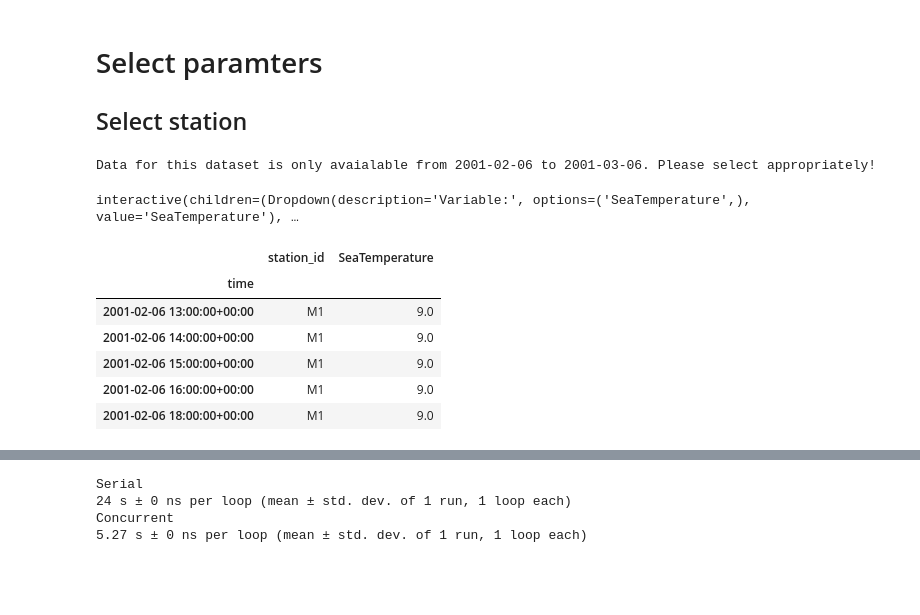
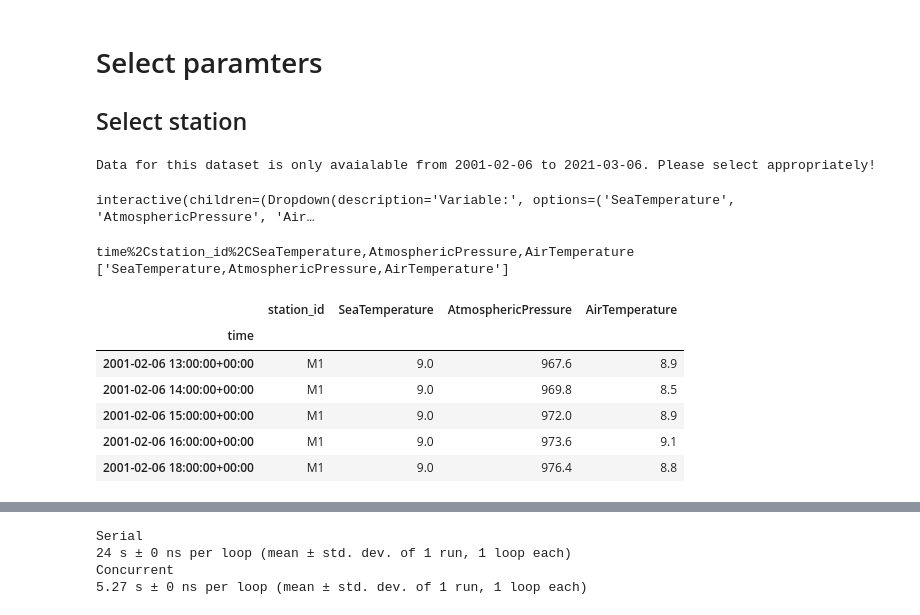
Before and after one commit to braaannigan/performance-data-science, a Jupyter notebook: dataframes/loadFromServer.ipynb, the cells around one changed output, grey strips where cells are left out. Drawn from its saved outputs; the diff is of its cells as text; code cells hidden in the pictures; blank space fills up the shorter version.

```diff
--- a/dataframes/loadFromServer.ipynb
+++ b/dataframes/loadFromServer.ipynb
@@ -14,0 +30,2 @@ import matplotlib.pyplot as plt
+# %%
+url = 'https://erddap.marine.ie/erddap/tabledap/IWBNetwork.csv?time%2Cstation_id%2CSeaTemperature,AtmosphericPressure,AirTemperature&time%3E=2001-02-06T00:00:00Z&time%3C2016-02-06T23:59:59Z'
@@ -14,0 +93,3 @@ import matplotlib.pyplot as plt
+# %%
+df = pd.read_csv(url,engine='pyarrow',infer_datetime_format=True)
+df.dtypes
@@ -14,0 +98,2 @@ import matplotlib.pyplot as plt
+# %%
+url = 'https://erddap.marine.ie/erddap/tabledap/IWBNetwork.csv?time%2Cstation_id%2CSeaTemperature,AtmosphericPressure,AirTemperature&time%3E=2001-02-06T00:00:00Z&time%3C2012-02-06T23:59:59Z'
@@ -57,7 +237,7 @@ def fetchDataFromERDDAP(dataset_id, metadata, variable_name, start_date, end_dat
 dataset = 'IWBNetwork'
 dataset_id = dataset
 metadata = ['time', 'station_id']
-columns = ['SeaTemperature']
+columns = ['SeaTemperature','AtmosphericPressure','AirTemperature']
 default_start_date = datetime.datetime.strptime('2001-02-06', "%Y-%m-%d").date()
 default_end_date = datetime.datetime.strptime('2021-03-06', "%Y-%m-%d").date()
 
@@ -107,29 +287,30 @@ edtype = widgets.DatePicker(
 
 interactive(load_data,{'manual': True, 'manual_name':'Load'}, v=vtype,sd=sdtype,ed=edtype)
 # %% [output]
-Data for this dataset is only avaialable from 2001-02-06 to 2001-03-06. Please select appropriately!
+Data for this dataset is only avaialable from 2001-02-06 to 2021-03-06. Please select appropriately!
-interactive(children=(Dropdown(description='Variable:', options=('SeaTemperature',), value='SeaTemperature'), …
+interactive(children=(Dropdown(description='Variable:', options=('SeaTemperature', 'AtmosphericPressure', 'Air…
 # %%
 dataset = 'IWBNetwork'
 dataset_id = dataset
 metadata = ['time', 'station_id']
-columns = ['SeaTemperature']
-variable_name = columns[0]
+columns = ['SeaTemperature','AtmosphericPressure','AirTemperature']
+variable_name = ','.join(columns)
 default_start_date = datetime.datetime.strptime('2001-02-06', "%Y-%m-%d").date()
-default_end_date = datetime.datetime.strptime('2001-02-06', "%Y-%m-%d").date()
+default_end_date = datetime.datetime.strptime('2005-02-06', "%Y-%m-%d").date()
 
 
 sd = default_start_date
 ed = default_end_date
 start_date = str(sd)
 end_date = str(ed)
-data_full,url = fetchDataFromERDDAP(dataset_id, metadata, variable_name, start_date, end_date)
+data_full,_ = fetchDataFromERDDAP(dataset_id, metadata, variable_name, start_date, end_date)
 data_full.head()
 # %% [output]
+time%2Cstation_id%2CSeaTemperature,AtmosphericPressure,AirTemperature ['SeaTemperature,AtmosphericPressure,AirTemperature']
-|  | station_id | SeaTemperature |
-| time |  |  |
-| 2001-02-06 13:00:00+00:00 | M1 | 9.0 |
-| 2001-02-06 14:00:00+00:00 | M1 | 9.0 |
-| 2001-02-06 15:00:00+00:00 | M1 | 9.0 |
-| 2001-02-06 16:00:00+00:00 | M1 | 9.0 |
-| 2001-02-06 18:00:00+00:00 | M1 | 9.0 |
+|  | station_id | SeaTemperature | AtmosphericPressure | AirTemperature |
+| time |  |  |  |  |
+| 2001-02-06 13:00:00+00:00 | M1 | 9.0 | 967.6 | 8.9 |
+| 2001-02-06 14:00:00+00:00 | M1 | 9.0 | 969.8 | 8.5 |
+| 2001-02-06 15:00:00+00:00 | M1 | 9.0 | 972.0 | 8.9 |
+| 2001-02-06 16:00:00+00:00 | M1 | 9.0 | 973.6 | 9.1 |
+| 2001-02-06 18:00:00+00:00 | M1 | 9.0 | 976.4 | 8.8 |
```
Also changed, not shown: parts of 39 cells of this notebook, 3 other files.
